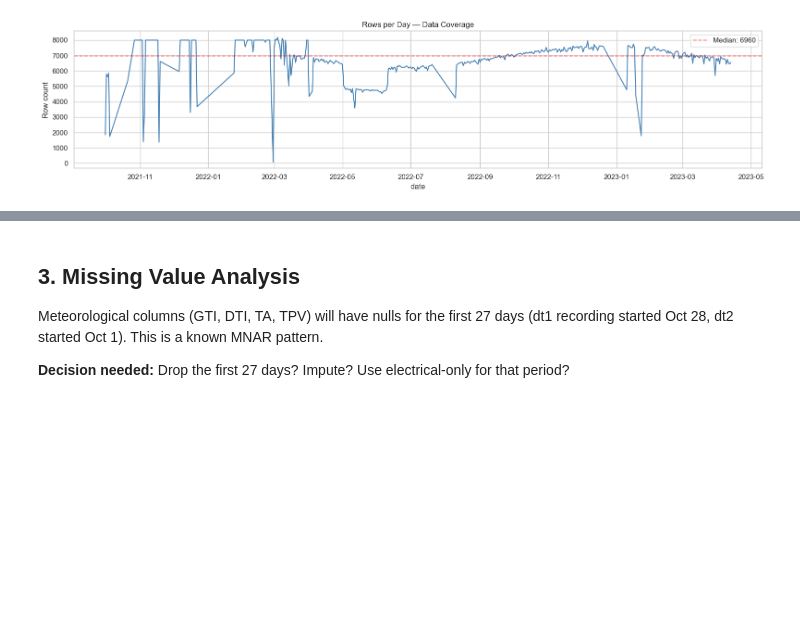
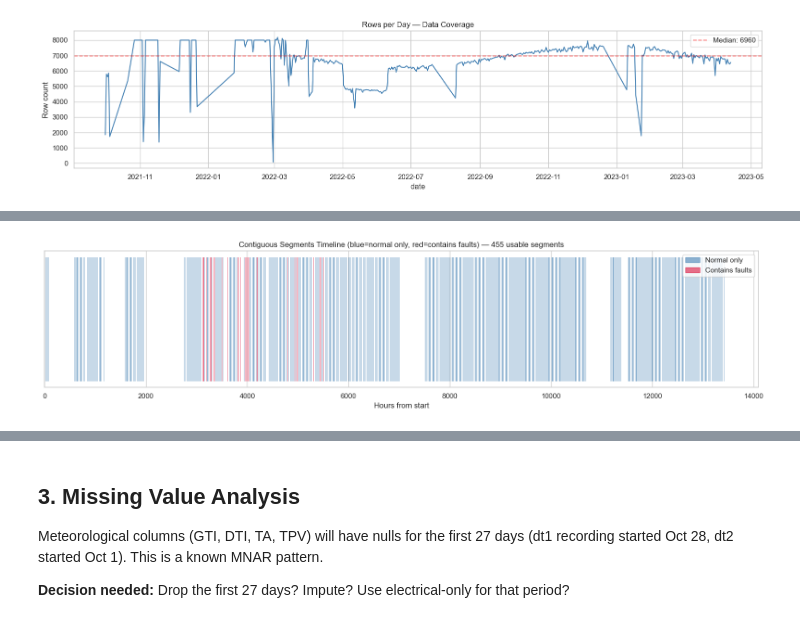
Before and after one commit to aminetech26/PFE_Experiments, a Jupyter notebook: notebooks/eda_reunion.ipynb, the cells around one changed output, grey strips where cells are left out. Drawn from its saved outputs; the diff is of its cells as text; code cells hidden in the pictures; blank space fills up the shorter version.

```diff
--- a/notebooks/eda_reunion.ipynb
+++ b/notebooks/eda_reunion.ipynb
@@ -205,0 +492,23 @@ plt.show()
+# %%
+# Visualize: timeline of segments with gaps highlighted
+fig, ax = plt.subplots(figsize=(16, 4))
+
+for _, seg in usable.iterrows():
+    color = "crimson" if seg["pct_fault"] > 0 else "steelblue"
+    ax.barh(0, seg["duration_h"], left=(seg["start"] - pdf[TIME_COL].min()).total_seconds() / 3600,
+            height=0.6, color=color, alpha=0.6, edgecolor="none")
+
+ax.set_xlabel("Hours from start")
+ax.set_title(f"Contiguous Segments Timeline (blue=normal only, red=contains faults) — {len(usable)} usable segments")
+ax.set_yticks([])
+
+# Add legend
+from matplotlib.patches import Patch
+ax.legend(handles=[Patch(color="steelblue", alpha=0.6, label="Normal only"),
+                    Patch(color="crimson", alpha=0.6, label="Contains faults")],
+          loc="upper right")
+plt.tight_layout()
+plt.savefig(INTERIM_DIR / "eda_segment_timeline.png", bbox_inches="tight")
+plt.show()
+# %% [output]
+[figure, added]
```
Also changed, not shown: parts of 23 cells of this notebook.
